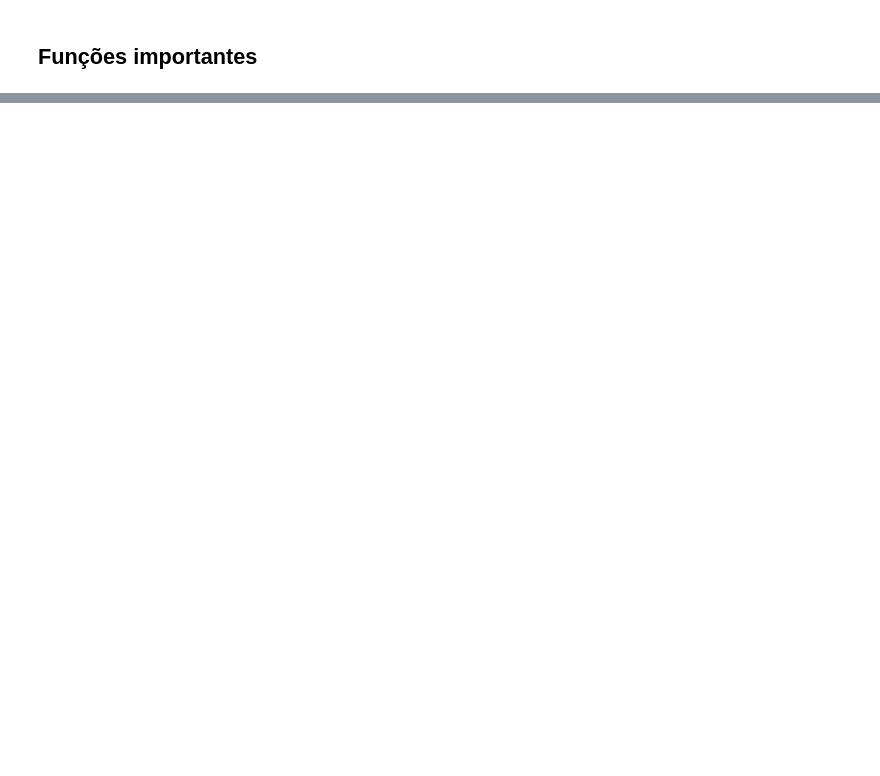
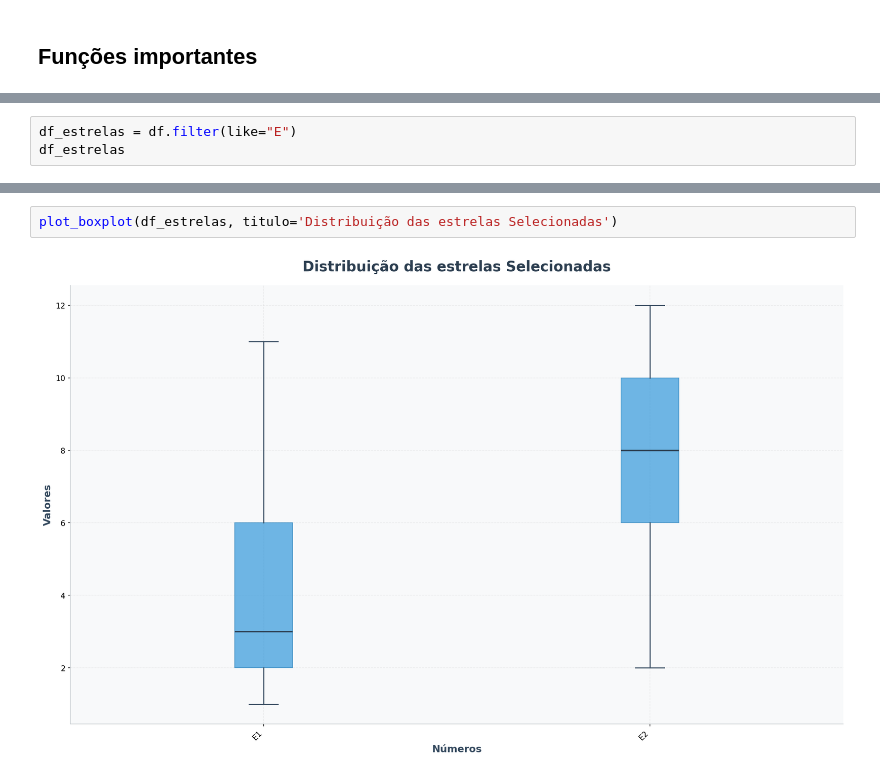
Before and after one commit to Vullkano/EuroMillions, a Jupyter notebook: notebooks/2.data_visualization.ipynb, the cells around one changed output, grey strips where cells are left out. Drawn from its saved outputs; the diff is of its cells as text; blank space fills up the shorter version.

```diff
--- a/notebooks/2.data_visualization.ipynb
+++ b/notebooks/2.data_visualization.ipynb
@@ -59,0 +78,3 @@ df_numeros = df.filter(like="N")
+# %%
+df_estrelas = df.filter(like="E")
+df_estrelas
@@ -63,0 +103,4 @@ plot_boxplot(df_numeros, titulo='Distribuição dos Números Selecionados - Boxp
+# %%
+plot_boxplot(df_estrelas, titulo='Distribuição das estrelas Selecionadas')
+# %% [output]
+[figure, added]
```
Also changed, not shown: parts of 37 cells of this notebook, 4 other files.
